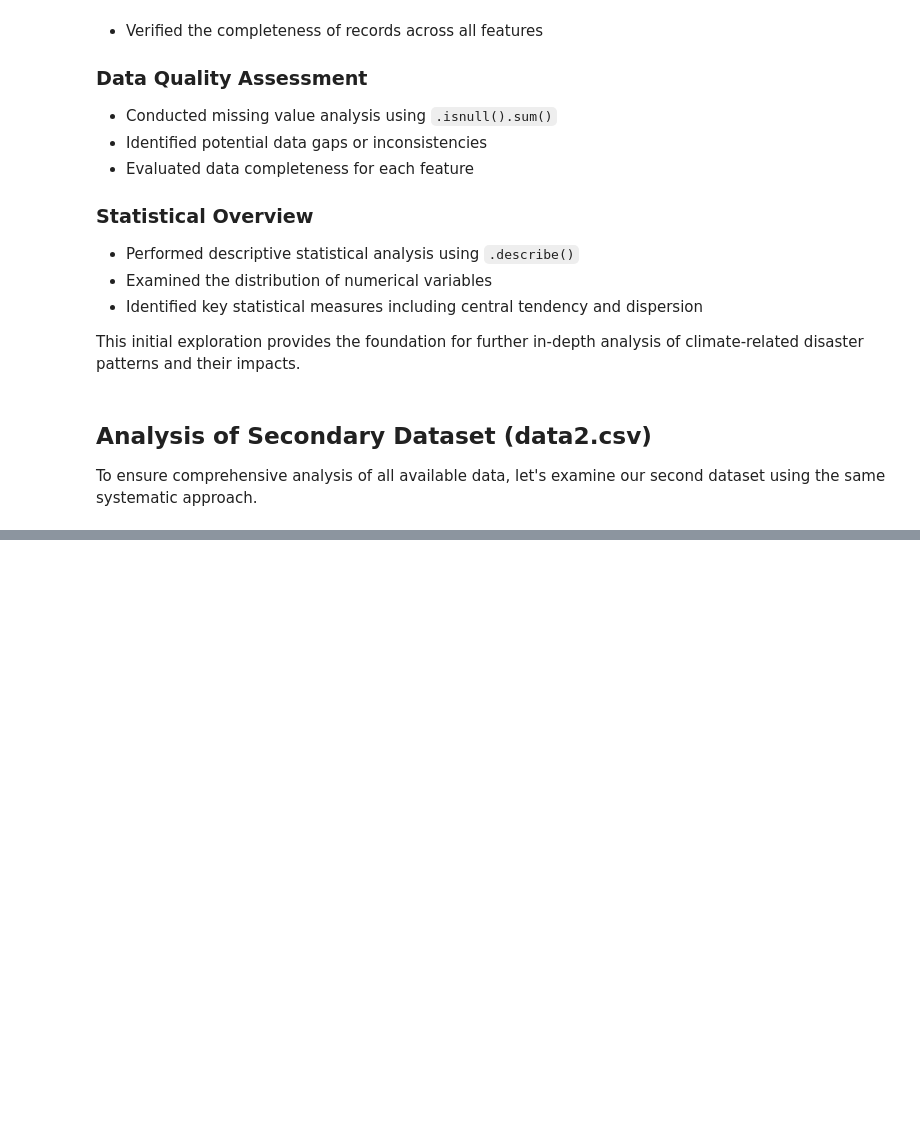
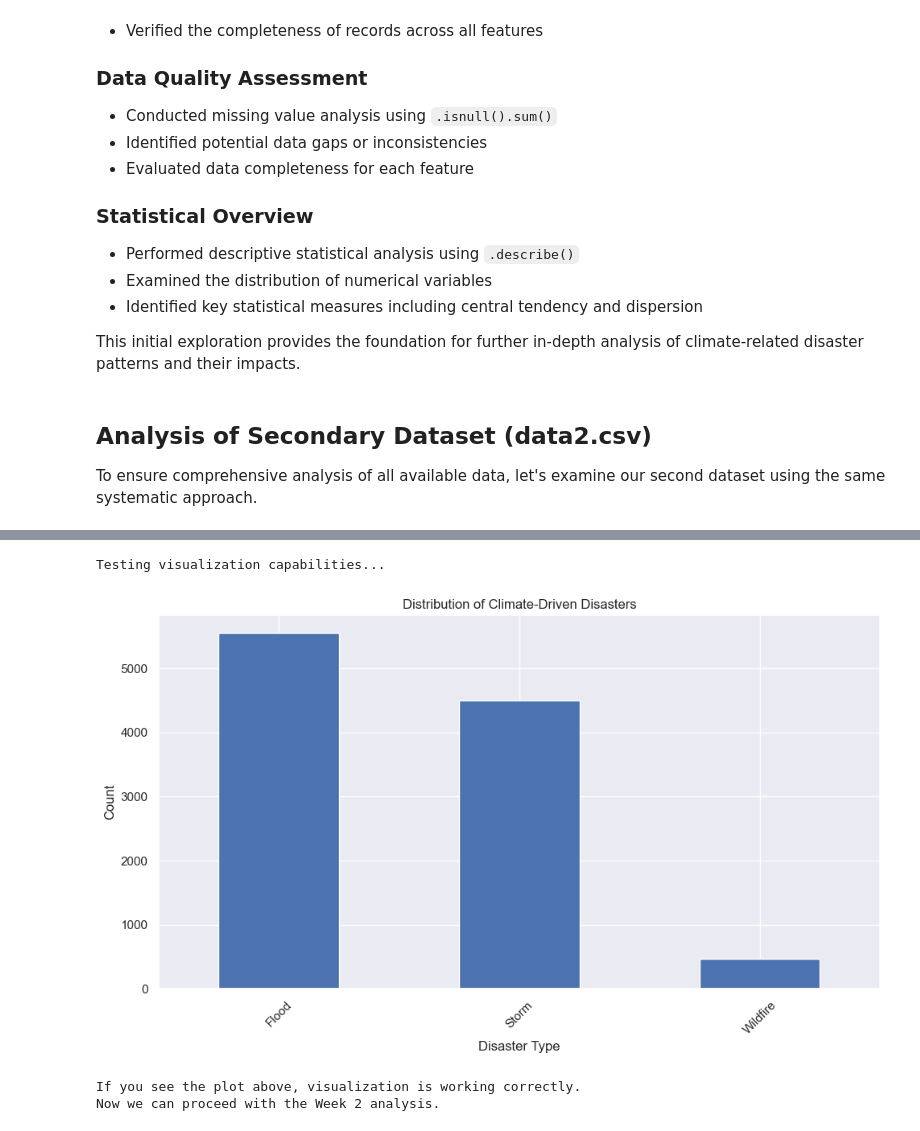
Before and after one commit to AdwaithCM/Climate-Risk-, a Jupyter notebook: Climate_Risk_Analysis.ipynb, the cells around one changed output, grey strips where cells are left out. Cells and saved outputs as stored; diff of their text form; code cells hidden in the pictures; blank space fills up the shorter version.

```diff
--- a/Climate_Risk_Analysis.ipynb
+++ b/Climate_Risk_Analysis.ipynb
@@ -228,0 +463,21 @@ display(df2.describe())
+# %%
+# Test visualization setup
+print("Testing visualization capabilities...")
+
+# Create a simple bar plot of disaster types
+plt.figure(figsize=(10, 6))
+df_climate['Disaster Type'].value_counts().plot(kind='bar')
+plt.title('Distribution of Climate-Driven Disasters')
+plt.xlabel('Disaster Type')
+plt.ylabel('Count')
+plt.xticks(rotation=45)
+plt.tight_layout()
+plt.show()
+
+print("\nIf you see the plot above, visualization is working correctly.")
+print("Now we can proceed with the Week 2 analysis.")
+# %% [output]
+Testing visualization capabilities...
+[figure, added]
+If you see the plot above, visualization is working correctly.
+Now we can proceed with the Week 2 analysis.
```
Also changed, not shown: parts of 53 cells of this notebook.
